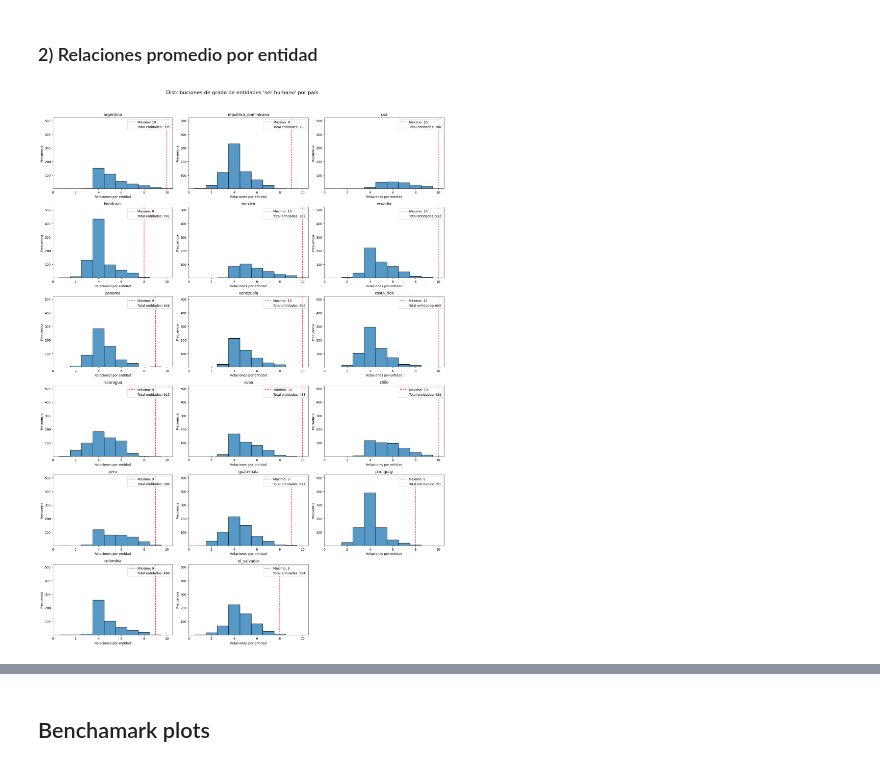
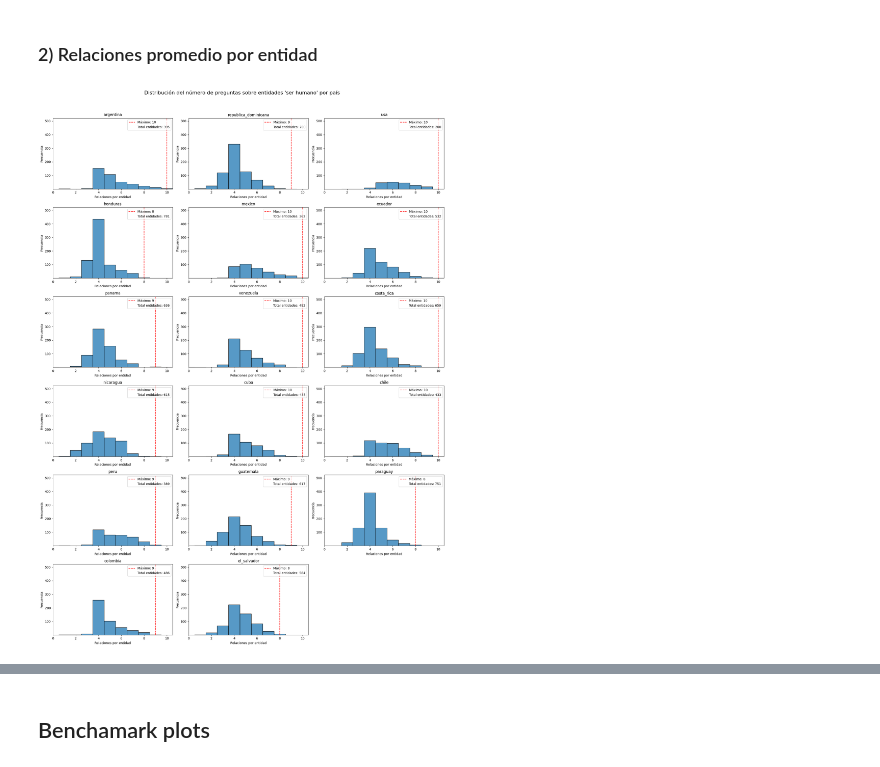
Before and after one commit to JuanHernandez-uc/Proyecto-IA-Gen, a Jupyter notebook: Analisis de datos/analisis_QA.ipynb, the cells around one changed output, grey strips where cells are left out. Cells and saved outputs as stored; diff of their text form; code cells hidden in the pictures.

```diff
--- a/Analisis de datos/analisis_QA.ipynb
+++ b/Analisis de datos/analisis_QA.ipynb
@@ -62,14 +65,14 @@ fig, axes = plt.subplots(1, 2, figsize=(16, 5))
 axes[0].bar(conteo_humanos_por_pais['obtenido_de'],
             conteo_humanos_por_pais['entidad'],
             color="#4C72B0")
-axes[0].set_title("Cantidad de entidades 'ser humano' por país")
+axes[0].set_title("Cantidad de preguntas sobre de entidades 'ser humano' por país")
 axes[0].set_ylabel("Número de tripletas")
 axes[0].tick_params(axis='x', rotation=70)
 
 axes[1].bar(conteo_no_humanos_por_pais['obtenido_de'],
             conteo_no_humanos_por_pais['entidad'],
             color="#55A868")
-axes[1].set_title("Cantidad de entidades diferentes a 'ser humano' por país")
+axes[1].set_title("Cantidad de preguntas sobre entidades diferentes a 'ser humano' por país")
 axes[1].set_ylabel("Número de tripletas")
 axes[1].tick_params(axis='x', rotation=70)
 
@@ -132,35 +135,35 @@ def plot_entity_degree_distributions(df_dict, suptitle):
     cols = 3 if total_files >= 3 else total_files
     rows = math.ceil(total_files / cols) if total_files > 0 else 1
     fig, axes = plt.subplots(rows, cols, figsize=(6 * cols, 4 * rows))
     axes = axes.flatten() if total_files > 1 else [axes]
 
     for i, country in enumerate(df_dict.keys()):
         series = len(data_dict[country])
         max_val = max(data_dict[country])
         sns.histplot(data_dict[country], bins=range(0, max_x + 2), kde=False, ax=axes[i], discrete=True,)
         axes[i].axvline(x=max_val, color='r', linestyle='--', linewidth=1.5, label='Media')
         axes[i].legend([f'Total entidades: {series}'], loc='upper right')
         axes[i].set_xmargin(0)
         axes[i].set_xlim(0, max_x * 1.05)
         axes[i].set_ylim(1, max_y * 1.2)
         axes[i].set_xlabel('Relaciones por entidad')
         axes[i].set_ylabel('Frecuencia')
         axes[i].set_title(country.replace('.csv', ''))
         total_handle = Patch(facecolor='none', edgecolor='none',
                             label=f'Total entidades: {series}')
 
         axes[i].legend(handles=[Line2D([], [], color='r', linestyle='--', label=f'Máximo: {max_val}'), total_handle], loc='upper right')
 
     for j in range(i + 1, len(axes)):
         fig.delaxes(axes[j])
 
     plt.suptitle(suptitle, fontsize=16, y=1.02)
     plt.tight_layout()
     plt.show()
 
-plot_entity_degree_distributions(entidades_humanas_por_pais, "Distribuciones de grado de entidades 'ser humano' por país")
+plot_entity_degree_distributions(entidades_humanas_por_pais, "Distribución del número de preguntas sobre entidades 'ser humano' por país")
 # %% [output]
-[figure, old version]
+[figure, new version]
 # %%
 # Muchas relaciones poco relevantes
 df_cuba = entidades_humanas_por_pais['cuba']
```
Also changed, not shown: parts of 9 cells of this notebook.
